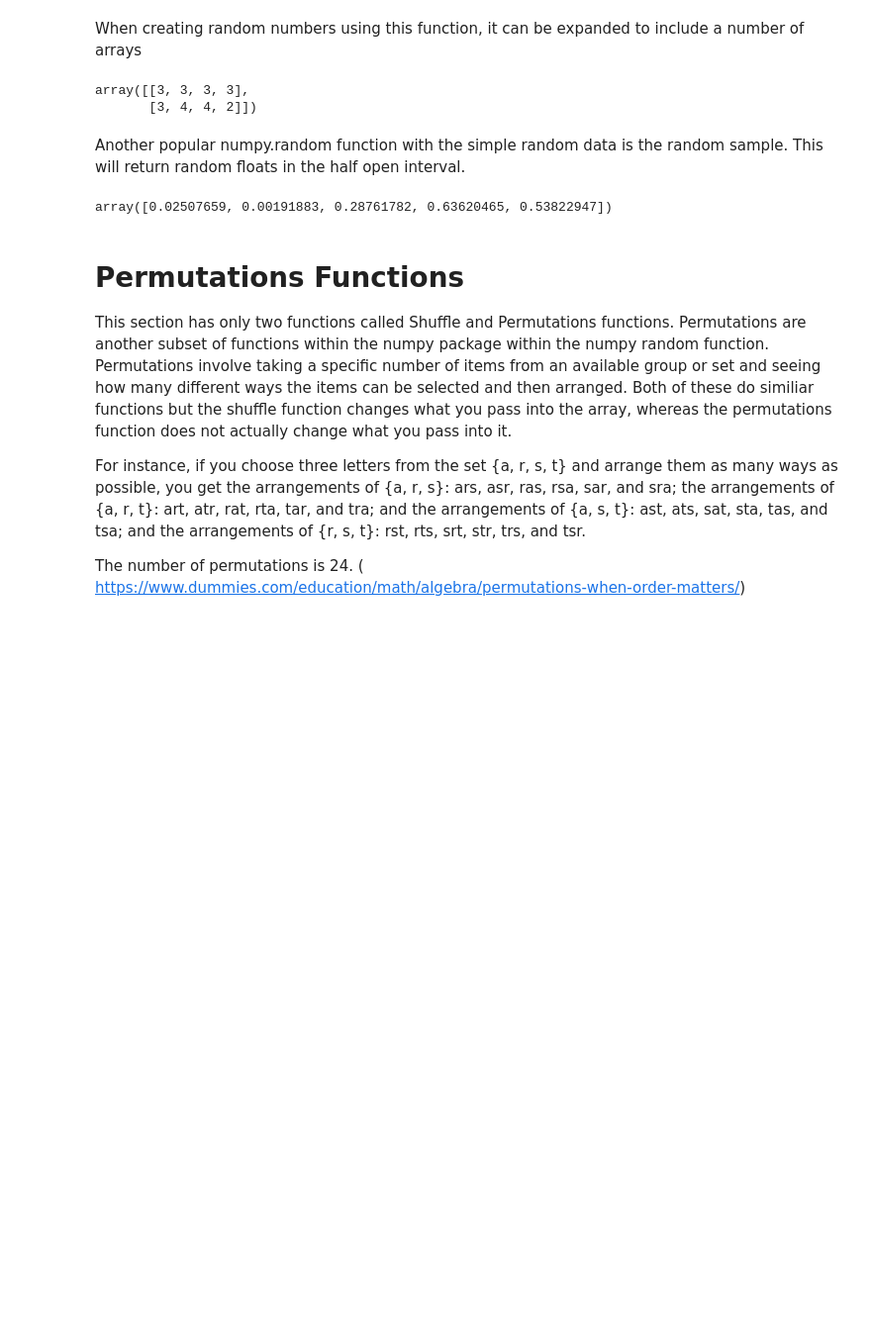
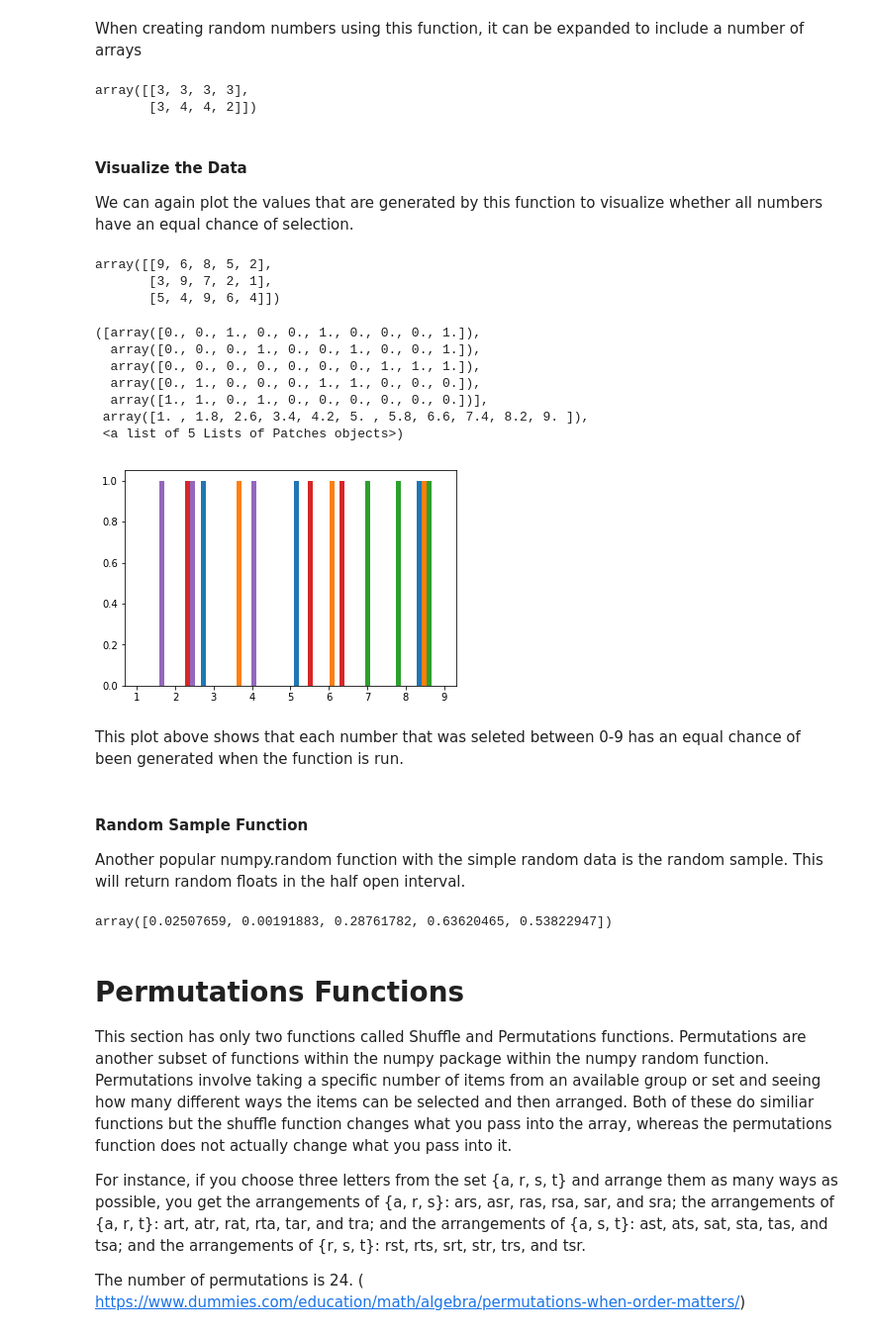
Before and after one commit to lindamonaghan/numpy-random, a Jupyter notebook: numpy-random.ipynb, the cells around one changed output. Shown at 99% size. Drawn from its saved outputs; the diff is of its cells as text; code cells hidden in the pictures; blank space fills up the shorter version.

```diff
--- a/numpy-random.ipynb
+++ b/numpy-random.ipynb
@@ -94,7 +166,32 @@ np.random.randint(5, size=(2, 4)) # Generate a 2 x 4 array of ints between 0 and
 # %% [output]
 array([[3, 3, 3, 3],
        [3, 4, 4, 2]])
+# %% [markdown]
+#### Visualize the Data
+
+We can again plot the values that are generated by this function to visualize whether all numbers have an equal chance of selection.
+# %%
+x = np.random.randint(10, size=(3,5))
+x
+# %% [output]
+array([[9, 6, 8, 5, 2],
+       [3, 9, 7, 2, 1],
+       [5, 4, 9, 6, 4]])
+# %%
+plt.hist(x)
+# %% [output]
+([array([0., 0., 1., 0., 0., 1., 0., 0., 0., 1.]),
+  array([0., 0., 0., 1., 0., 0., 1., 0., 0., 1.]),
+  array([0., 0., 0., 0., 0., 0., 0., 1., 1., 1.]),
+  array([0., 1., 0., 0., 0., 1., 1., 0., 0., 0.]),
+  array([1., 1., 0., 1., 0., 0., 0., 0., 0., 0.])],
+ array([1. , 1.8, 2.6, 3.4, 4.2, 5. , 5.8, 6.6, 7.4, 8.2, 9. ]),
+ <a list of 5 Lists of Patches objects>)
+[figure, added]
+# %% [markdown]
+This plot above shows that each number that was seleted between 0-9 has an equal chance of been generated when the function is run.
 # %% [markdown]
+#### Random Sample Function
 Another popular numpy.random function with the simple random data is the random sample. This will return random floats in the half open interval.
 # %%
 import numpy as np
```
Also changed, not shown: parts of 13 cells of this notebook.
